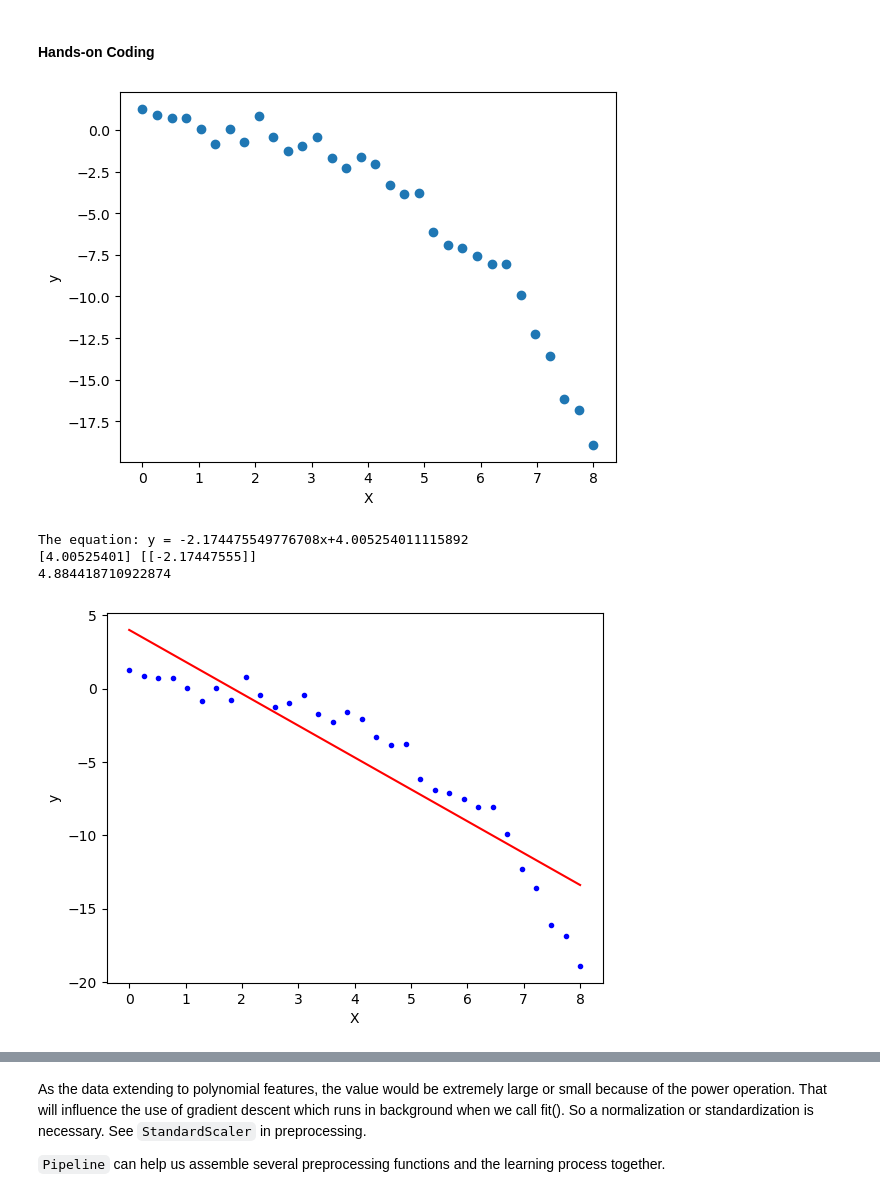
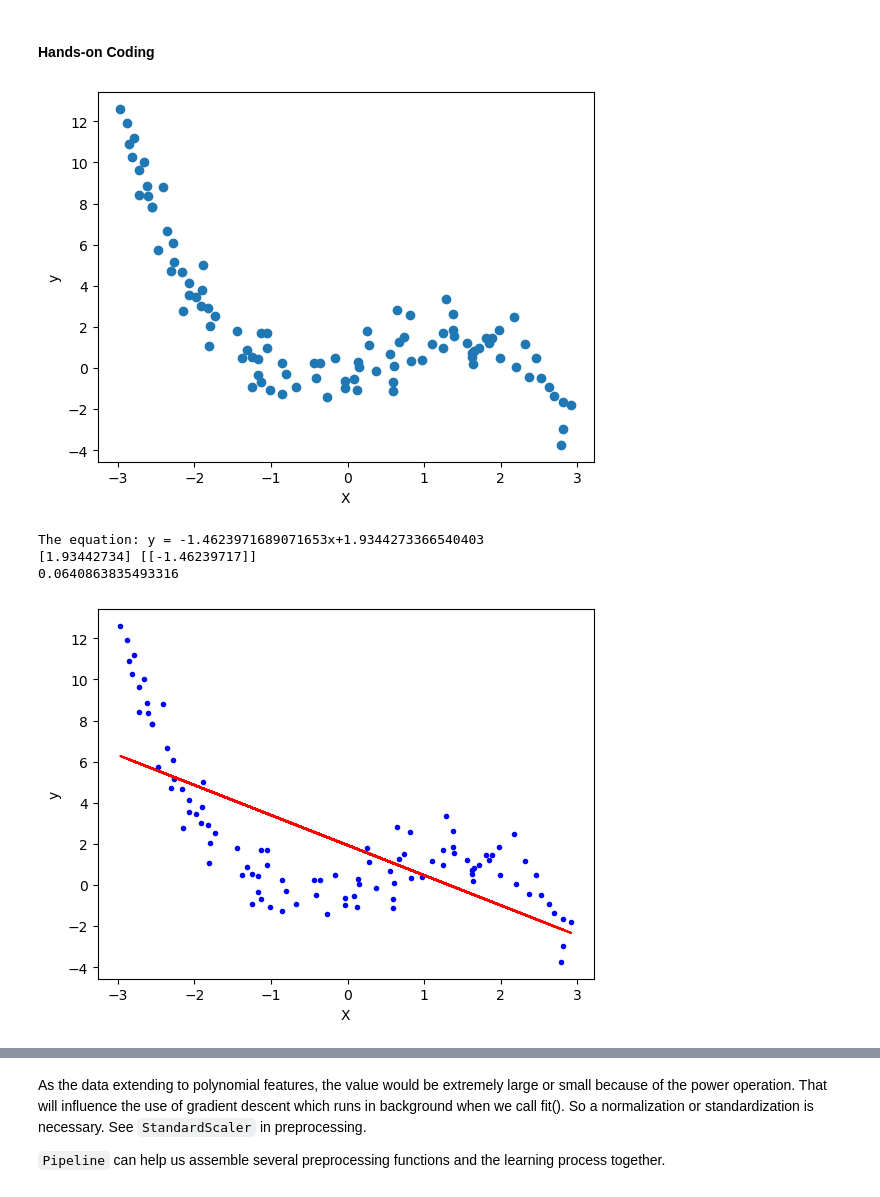
Before and after one commit to jiayh-sustech/Machine-Learning-2022F, a Jupyter notebook: Lab4.Linear Regression/Lab4-Linear-Regression.ipynb, the cells around one changed output, grey strips where cells are left out. Saved outputs shown, nothing was run; the diff lists cells and outputs as text; code cells hidden in the pictures.

```diff
--- a/Lab4.Linear Regression/Lab4-Linear-Regression.ipynb
+++ b/Lab4.Linear Regression/Lab4-Linear-Regression.ipynb
@@ -307,43 +291,51 @@ from sklearn.metrics import mean_squared_error
 # %%
 #step2: Load the data set. Here,We're generating data
-sample_cnt= 32
-X = np.linspace(start = 0, stop = sample_cnt/4, num = sample_cnt).reshape(-1, 1)
+sample_cnt= 100
+#X = np.linspace(start = -8, stop = 8, num = sample_cnt)
+X = np.random.uniform(-3,3,size=100)
+
+# curve using polynomial
+θ0, θ1, θ2, θ3 = 0.2, 1, 0.5, -0.4
+y = θ0 + θ1*X + θ2*(X**2) + θ3*(X**3) + np.random.normal(0,1,size = sample_cnt)
 
 
-# curve using polynomial
-θ0, θ1, θ2, θ3 = 0.1, -0.02, 0.03, -0.04
-y = θ0 + θ1*X + θ2*(X**2) + θ3*(X**3)
-y +=  np.random.normal(0,1,size = sample_cnt).reshape(-1, 1)
 
 plt.scatter(X,y)
 plt.xlabel('X')
 plt.ylabel('y')
 plt.savefig('regu-0.png', dpi=200)
 plt.show()
 # %% [output]
-[figure, old version]
+[figure, new version]
 # %%
+#split data
+X_train, X_test, y_train, y_test = train_test_split(X, y, train_size=0.8,random_state=1)
+
 # step 3: using a linear regression model to predict
 lin_reg = LinearRegression()
-lin_reg.fit(X, y)
-y_pred = lin_reg.predict(X)
+lin_reg.fit(X_train.reshape(-1,1), y_train.reshape(-1,1))
+
+y_pred = lin_reg.predict(X_train.reshape(-1,1))
 
 a = lin_reg.coef_[0][0]
 b = lin_reg.intercept_[0]
+
 plt.plot(X, y, 'b.')
-plt.plot(X, y_pred,c='r')
+# plt.plot([min(X_train), max(X_train)], [min(y_pred), max(y_pred)], color='red')  # regression line
+plt.plot(X_train, y_pred, 'r-')
 plt.xlabel('X')
 plt.ylabel('y')
 plt.savefig('regu-1.png', dpi=200)
 print("The equation: y = {}x+{}".format(a,b))
 #Calculate the error and evaluate the model
 print(lin_reg.intercept_, lin_reg.coef_)
-print(mean_squared_error(y_pred, y))
+print(r2_score(y_pred, y_train))
+plt.show()
 # %% [output]
-The equation: y = -2.174475549776708x+4.005254011115892
-[4.00525401] [[-2.17447555]]
-4.884418710922874
+The equation: y = -1.4623971689071653x+1.9344273366540403
+[1.93442734] [[-1.46239717]]
+0.0640863835493316
-[figure, old version]
+[figure, new version]
 # %%
 # Use a polynomial with degree of 2
 ploy  = PolynomialFeatures(degree=2, include_bias=False)
```
Also changed, not shown: parts of 27 cells of this notebook, 7 other files.
